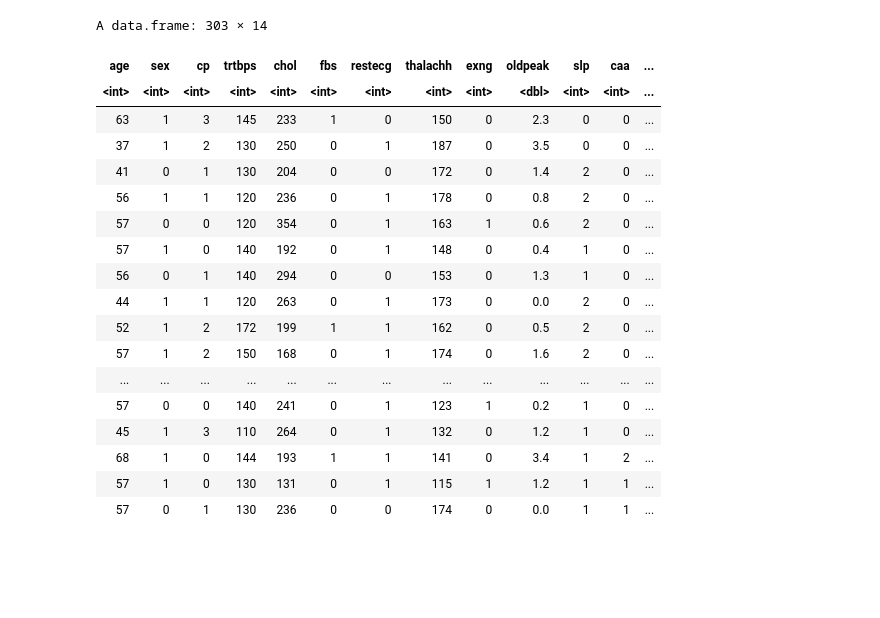
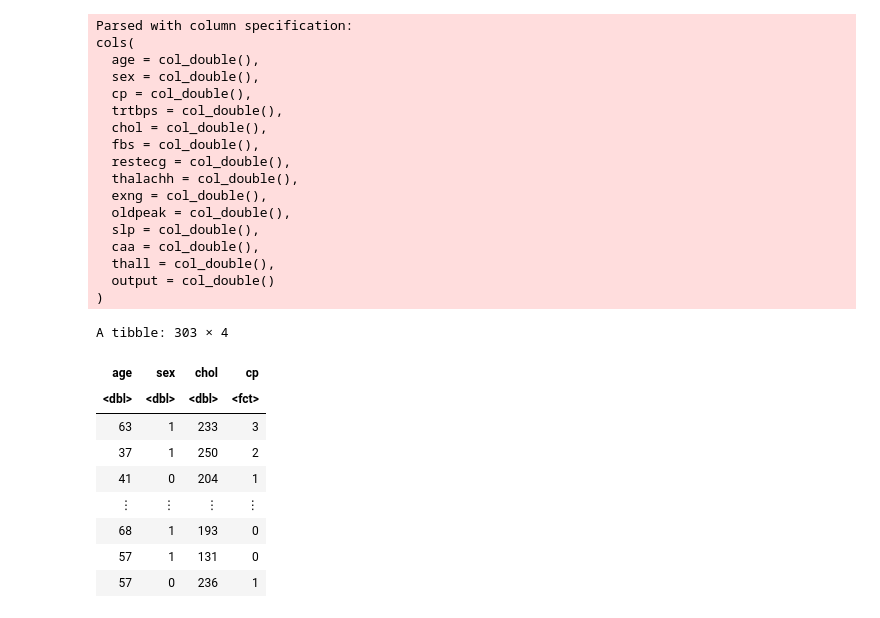
Before and after one commit to riddhibattu/DSCI_heart_project, a Jupyter notebook: Heart analysis.ipynb, the cells around one changed output. Cells and saved outputs as stored; diff of their text form; code cells hidden in the pictures; blank space fills up the shorter version.

```diff
--- a/Heart analysis.ipynb
+++ b/Heart analysis.ipynb
@@ -1,23 +0,0 @@
-# %%
-heart_data<-read.csv("heart.csv")
-heart_data
-# %% [output]
-A data.frame: 303 × 14
-| age | sex | cp | trtbps | chol | fbs | restecg | thalachh | exng | oldpeak | slp | caa | ... |
-| <int> | <int> | <int> | <int> | <int> | <int> | <int> | <int> | <int> | <dbl> | <int> | <int> | ... |
-| 63 | 1 | 3 | 145 | 233 | 1 | 0 | 150 | 0 | 2.3 | 0 | 0 | ... |
-| 37 | 1 | 2 | 130 | 250 | 0 | 1 | 187 | 0 | 3.5 | 0 | 0 | ... |
-| 41 | 0 | 1 | 130 | 204 | 0 | 0 | 172 | 0 | 1.4 | 2 | 0 | ... |
-| 56 | 1 | 1 | 120 | 236 | 0 | 1 | 178 | 0 | 0.8 | 2 | 0 | ... |
-| 57 | 0 | 0 | 120 | 354 | 0 | 1 | 163 | 1 | 0.6 | 2 | 0 | ... |
-| 57 | 1 | 0 | 140 | 192 | 0 | 1 | 148 | 0 | 0.4 | 1 | 0 | ... |
-| 56 | 0 | 1 | 140 | 294 | 0 | 0 | 153 | 0 | 1.3 | 1 | 0 | ... |
-| 44 | 1 | 1 | 120 | 263 | 0 | 1 | 173 | 0 | 0.0 | 2 | 0 | ... |
-| 52 | 1 | 2 | 172 | 199 | 1 | 1 | 162 | 0 | 0.5 | 2 | 0 | ... |
-| 57 | 1 | 2 | 150 | 168 | 0 | 1 | 174 | 0 | 1.6 | 2 | 0 | ... |
-| ... | ... | ... | ... | ... | ... | ... | ... | ... | ... | ... | ... | ... |
-| 57 | 0 | 0 | 140 | 241 | 0 | 1 | 123 | 1 | 0.2 | 1 | 0 | ... |
-| 45 | 1 | 3 | 110 | 264 | 0 | 1 | 132 | 0 | 1.2 | 1 | 0 | ... |
-| 68 | 1 | 0 | 144 | 193 | 1 | 1 | 141 | 0 | 3.4 | 1 | 2 | ... |
-| 57 | 1 | 0 | 130 | 131 | 0 | 1 | 115 | 1 | 1.2 | 1 | 1 | ... |
-| 57 | 0 | 1 | 130 | 236 | 0 | 0 | 174 | 0 | 0.0 | 1 | 1 | ... |
@@ -24 +7,34 @@ A data.frame: 303 × 14
+# %%
+heart <- read_csv("heart.csv") %>%
+mutate(cp = as_factor(cp)) %>%
+select(age, sex, chol, cp)
+heart
+# %% [output]
+Parsed with column specification:
+cols(
+  age = col_double(),
+  sex = col_double(),
+  cp = col_double(),
+  trtbps = col_double(),
+  chol = col_double(),
+  fbs = col_double(),
+  restecg = col_double(),
+  thalachh = col_double(),
+  exng = col_double(),
+  oldpeak = col_double(),
+  slp = col_double(),
+  caa = col_double(),
+  thall = col_double(),
+  output = col_double()
+)
+A tibble: 303 × 4
+| age | sex | chol | cp |
+| <dbl> | <dbl> | <dbl> | <fct> |
+| 63 | 1 | 233 | 3 |
+| 37 | 1 | 250 | 2 |
+| 41 | 0 | 204 | 1 |
+| ⋮ | ⋮ | ⋮ | ⋮ |
+| 68 | 1 | 193 | 0 |
+| 57 | 1 | 131 | 0 |
+| 57 | 0 | 236 | 1 |
 # %%
```
Also changed, not shown: parts of 5 cells of this notebook.
